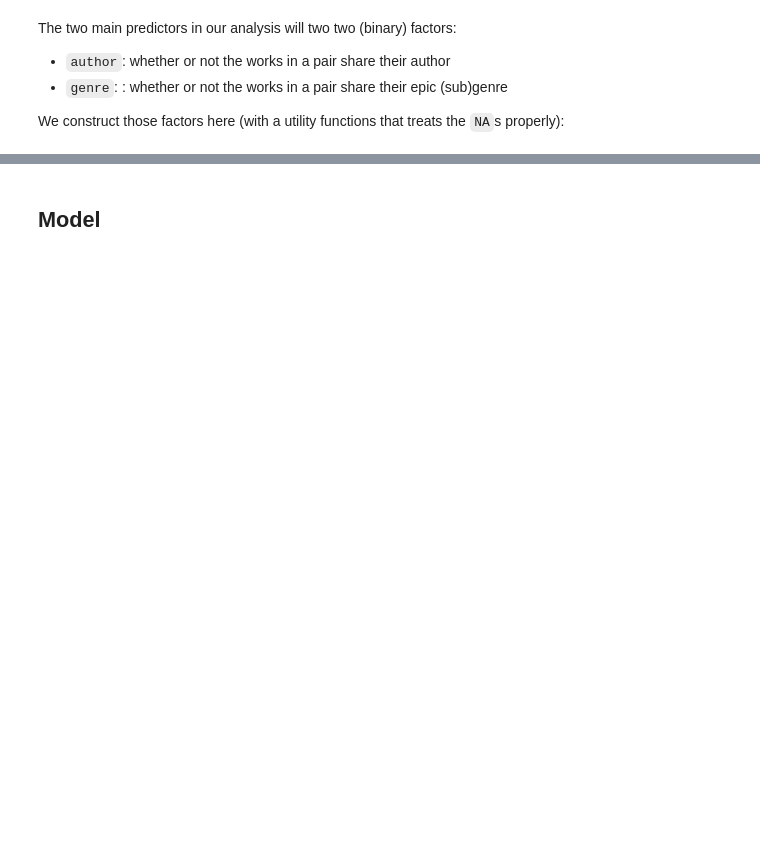
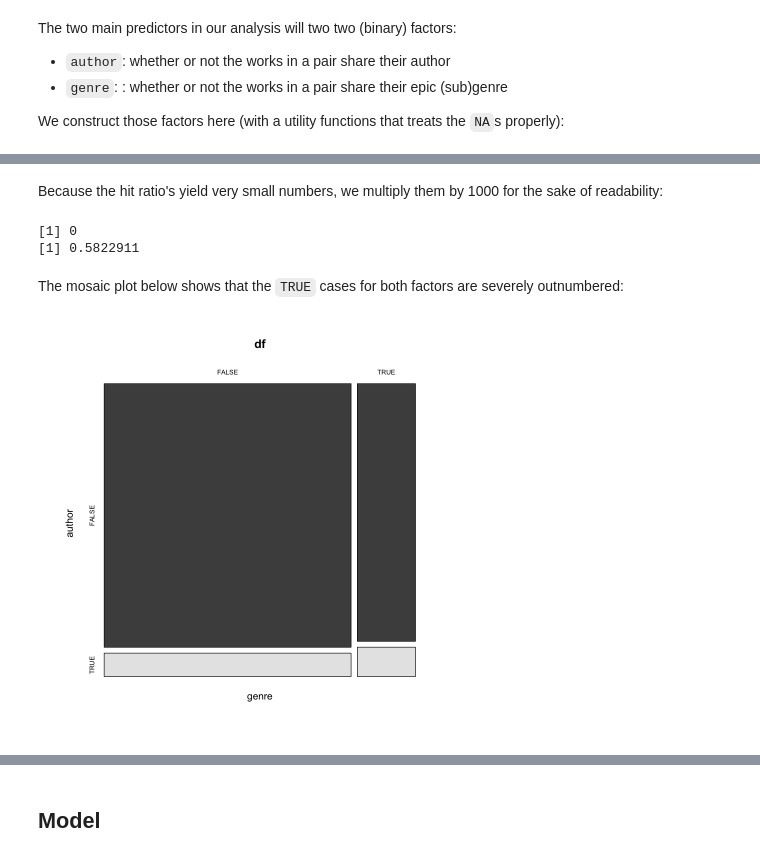
Before and after one commit to mikekestemont/zwerfverzen, a Jupyter notebook: notebooks/04-intertext-brms.ipynb, the cells around one changed output, grey strips where cells are left out. Drawn from its saved outputs; the diff is of its cells as text; code cells hidden in the pictures; blank space fills up the shorter version.

```diff
--- a/notebooks/04-intertext-brms.ipynb
+++ b/notebooks/04-intertext-brms.ipynb
@@ -106,3 +145,18 @@ A tibble: 666 × 14
 | Nieuwe doctrinael | Vander rijcheit ende vander doot | 2919 | 83 | 0 | Epiek | Epiek | Didactiek | Didactiek | Jan de Weert | Augustijnken | ... |
 | Nieuwe doctrinael | Van Saladijn | 2919 | 289 | 0 | Epiek | Epiek | Didactiek | Kruisvaart | Jan de Weert | Hein van Aken | ... |
 | Heymelijchede der heymelijcheit | Vander rijcheit ende vander doot | 2155 | 83 | 0 | Epiek | Epiek | Didactiek | Didactiek | Jacob van Maerlant | Augustijnken | ... |
+# %% [markdown]
+Because the hit ratio's yield very small numbers, we multiply them by 1000 for the sake of readability:
+# %%
+df['hit_ratio'] <- df['hit_ratio'] * 1000
+print(min(df['hit_ratio']))
+print(max(df['hit_ratio']))
+# %% [output]
+[1] 0
+[1] 0.5822911
+# %% [markdown]
+The mosaic plot below shows that the `TRUE` cases for both factors are severely outnumbered:
+# %%
+mosaicplot(genre ~ author, data=df, color=T)
+# %% [output]
+[figure, added]
```
Also changed, not shown: parts of 43 cells of this notebook.
